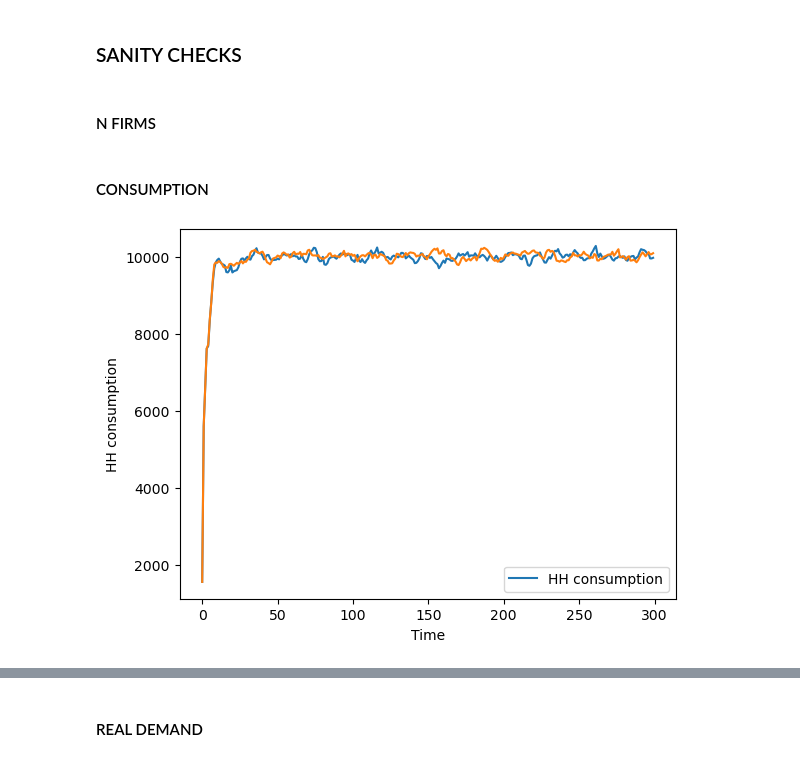
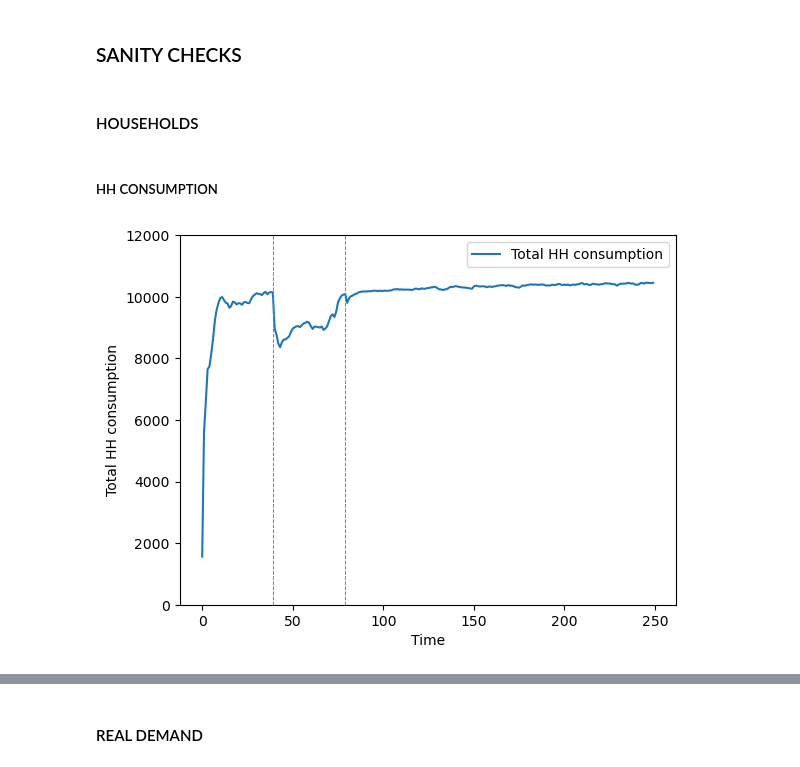
Before and after one commit to ghsher/CRAB_EM, a Jupyter notebook: Validation_checks.ipynb, the cells around one changed output, grey strips where cells are left out. Cells and saved outputs as stored; diff of their text form; code cells hidden in the pictures.

```diff
--- a/Validation_checks.ipynb
+++ b/Validation_checks.ipynb
@@ -57,6 +57,11 @@ for file in os.listdir("results/"):
         df = pd.read_csv("results/" + file)
         model_vars_df_list.append(df)
 
+# Save timesteps where floods occur
+flood_timesteps = np.array(model_vars_df_list[0].index[model_vars_df_list[0]["Flood"] == True])
+flood_timesteps -= 1
+print("FLOODS IMPLEMENTED AT TIMESTEPS", flood_timesteps)
+
 # Show first dataframe
 model_vars_df_list[0]
 # %% [output]
@@ -102,4 +108,2 @@ agent_vars_0.csv
 # %% [markdown]
 ### SANITY CHECKS
-# %% [markdown]
-#### N FIRMS
@@ -114,8 +110,11 @@ plt.show()
+# %% [markdown]
+#### HOUSEHOLDS
 # %% [markdown]
-#### CONSUMPTION
+##### HH CONSUMPTION
 # %%
-plot_all_runs(model_vars_df_list, "HH consumption")
-# plt.ylim(4000, 5000)
+plot_all_runs(model_vars_df_list, "Total HH consumption")
+plt.vlines(flood_timesteps, ymin=0, ymax=12000, color="grey", linestyle="--", linewidth=0.7)
+plt.ylim(0, 12000)
 plt.show()
 # %% [output]
-[figure, old version]
+[figure, new version]
```
Also changed, not shown: parts of 25 cells of this notebook, 5 other files.
